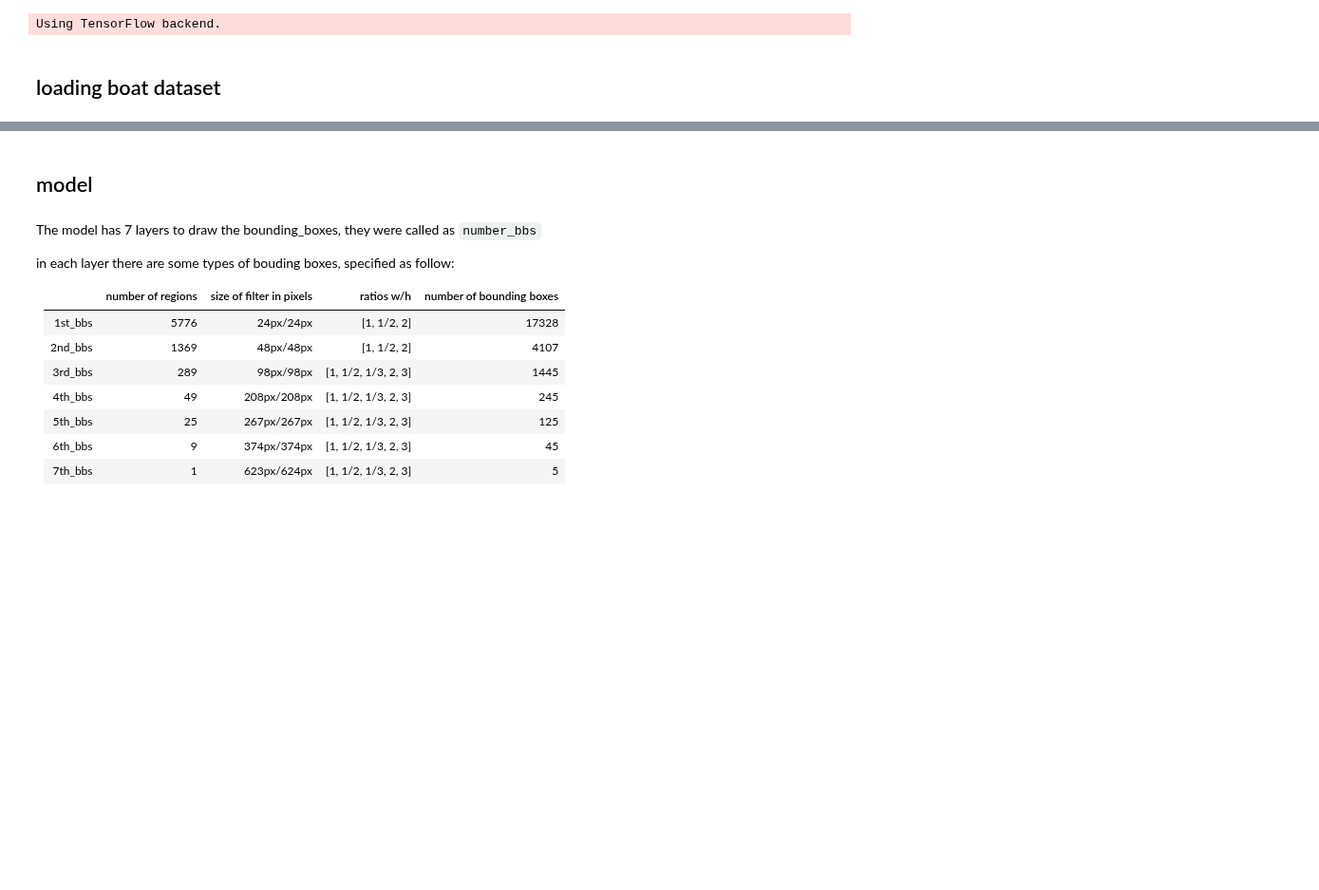
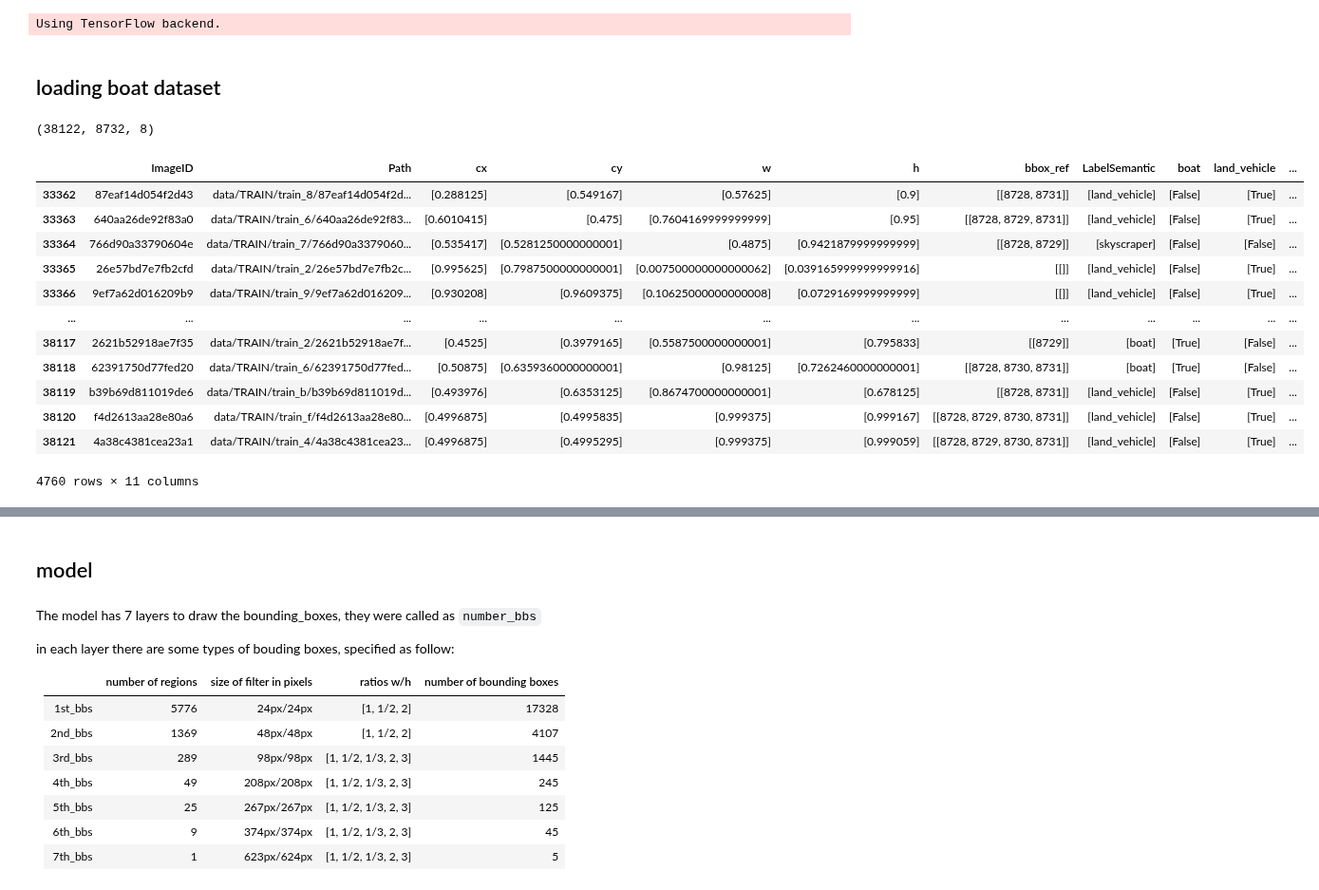
Before and after one commit to BAlmeidaS/capstone-udacity-mle, a Jupyter notebook: project/modeling-exploration.ipynb, the cells around one changed output, grey strips where cells are left out. Shown at 95% size. Cells and saved outputs as stored; diff of their text form; code cells hidden in the pictures; blank space fills up the shorter version.

```diff
--- a/project/modeling-exploration.ipynb
+++ b/project/modeling-exploration.ipynb
@@ -61,4 +61,26 @@ boats = pd.read_hdf(filepath, 'X', mode='r')
 
 with h5py.File(filepath, 'r') as f:
     target = f['y'][:]
+# %%
+target.shape
+# %% [output]
+(38122, 8732, 8)
+# %%
+s = int(train.shape[0] / 8) + 1
+# %%
+train.iloc[7*s:8*s]
+# %% [output]
+|  | ImageID | Path | cx | cy | w | h | bbox_ref | LabelSemantic | boat | land_vehicle | ... |
+| 33362 | 87eaf14d054f2d43 | data/TRAIN/train_8/87eaf14d054f2d... | [0.288125] | [0.549167] | [0.57625] | [0.9] | [[8728, 8731]] | [land_vehicle] | [False] | [True] | ... |
+| 33363 | 640aa26de92f83a0 | data/TRAIN/train_6/640aa26de92f83... | [0.6010415] | [0.475] | [0.7604169999999999] | [0.95] | [[8728, 8729, 8731]] | [land_vehicle] | [False] | [True] | ... |
+| 33364 | 766d90a33790604e | data/TRAIN/train_7/766d90a3379060... | [0.535417] | [0.5281250000000001] | [0.4875] | [0.9421879999999999] | [[8728, 8729]] | [skyscraper] | [False] | [False] | ... |
+| 33365 | 26e57bd7e7fb2cfd | data/TRAIN/train_2/26e57bd7e7fb2c... | [0.995625] | [0.7987500000000001] | [0.007500000000000062] | [0.039165999999999916] | [[]] | [land_vehicle] | [False] | [True] | ... |
+| 33366 | 9ef7a62d016209b9 | data/TRAIN/train_9/9ef7a62d016209... | [0.930208] | [0.9609375] | [0.10625000000000008] | [0.0729169999999999] | [[]] | [land_vehicle] | [False] | [True] | ... |
+| ... | ... | ... | ... | ... | ... | ... | ... | ... | ... | ... | ... |
+| 38117 | 2621b52918ae7f35 | data/TRAIN/train_2/2621b52918ae7f... | [0.4525] | [0.3979165] | [0.5587500000000001] | [0.795833] | [[8729]] | [boat] | [True] | [False] | ... |
+| 38118 | 62391750d77fed20 | data/TRAIN/train_6/62391750d77fed... | [0.50875] | [0.6359360000000001] | [0.98125] | [0.7262460000000001] | [[8728, 8730, 8731]] | [boat] | [True] | [False] | ... |
+| 38119 | b39b69d811019de6 | data/TRAIN/train_b/b39b69d811019d... | [0.493976] | [0.6353125] | [0.8674700000000001] | [0.678125] | [[8728, 8731]] | [land_vehicle] | [False] | [True] | ... |
+| 38120 | f4d2613aa28e80a6 | data/TRAIN/train_f/f4d2613aa28e80... | [0.4996875] | [0.4995835] | [0.999375] | [0.999167] | [[8728, 8729, 8730, 8731]] | [land_vehicle] | [False] | [True] | ... |
+| 38121 | 4a38c4381cea23a1 | data/TRAIN/train_4/4a38c4381cea23... | [0.4996875] | [0.4995295] | [0.999375] | [0.999059] | [[8728, 8729, 8730, 8731]] | [land_vehicle] | [False] | [True] | ... |
+4760 rows × 11 columns
 # %%
```
Also changed, not shown: parts of 12 cells of this notebook, 1 other file.
